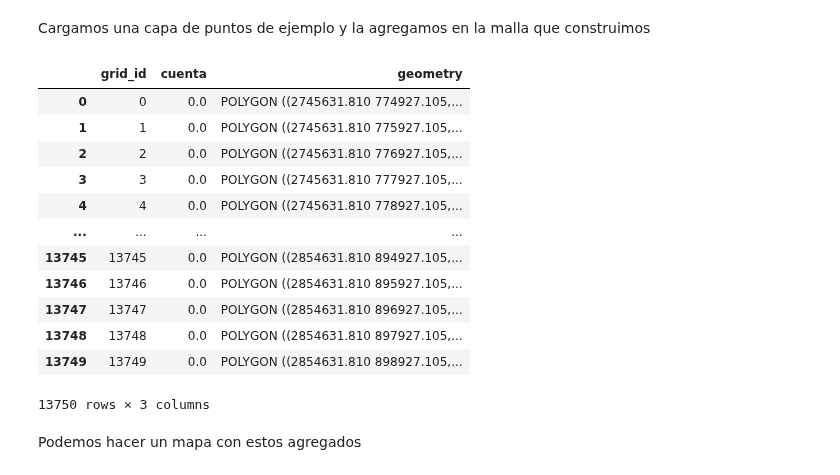
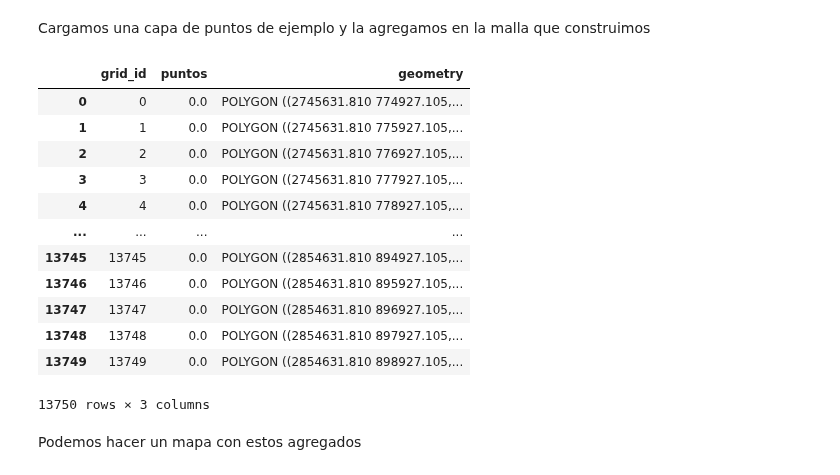
Before and after one commit to CentroGeo/pyLandUseMX, a Jupyter notebook: 01_mallas.ipynb, the cells around one changed output. Cells and saved outputs as stored; diff of their text form; code cells hidden in the pictures.

Commit message:
Pasa nómbre del campo a funciones de malla.

```diff
--- a/01_mallas.ipynb
+++ b/01_mallas.ipynb
@@ -75,7 +75,8 @@ Una vez que tenemos definida la malla, podemos tomar una capa de puntos y calcul
 # %%
 #| export
 def puntos_a_malla(puntos:gpd.GeoDataFrame, # La malla en la que se va a agregar
-                   grid:gpd.GeoDataFrame # La capa de puntos a agregar
+                   grid:gpd.GeoDataFrame, # La capa de puntos a agregar
+                   campo: str='cuenta', # Nombre del campo en el que se guarda el resultado
                    )-> gpd.GeoDataFrame:
     if grid.crs != puntos.crs:
         puntos = puntos.to_crs(grid.crs)
@@ -85,7 +86,7 @@ def puntos_a_malla(puntos:gpd.GeoDataFrame, # La malla en la que se va a agregar
                 .groupby('grid_id')
                 .size()
                 .reset_index()
-                .rename({0:'cuenta'}, axis=1)
+                .rename({0:campo}, axis=1)
                 .merge(malla, on='grid_id', how='right').fillna(0))
     agregado = (gpd.GeoDataFrame(agregado)
                .set_crs(malla.crs))
@@ -94,10 +95,10 @@ def puntos_a_malla(puntos:gpd.GeoDataFrame, # La malla en la que se va a agregar
 Cargamos una capa de puntos de ejemplo y la agregamos en la malla que construimos
 # %%
 puntos = gpd.read_file("datos/points_sample.zip")
-agregados = puntos_a_malla(puntos, malla)
+agregados = puntos_a_malla(puntos, malla,campo="puntos")
 agregados
 # %% [output]
-|  | grid_id | cuenta | geometry |
+|  | grid_id | puntos | geometry |
 | 0 | 0 | 0.0 | POLYGON ((2745631.810 774927.105,... |
 | 1 | 1 | 0.0 | POLYGON ((2745631.810 775927.105,... |
 | 2 | 2 | 0.0 | POLYGON ((2745631.810 776927.105,... |
```
Also changed, not shown: parts of 6 cells of this notebook, 1 other file.
